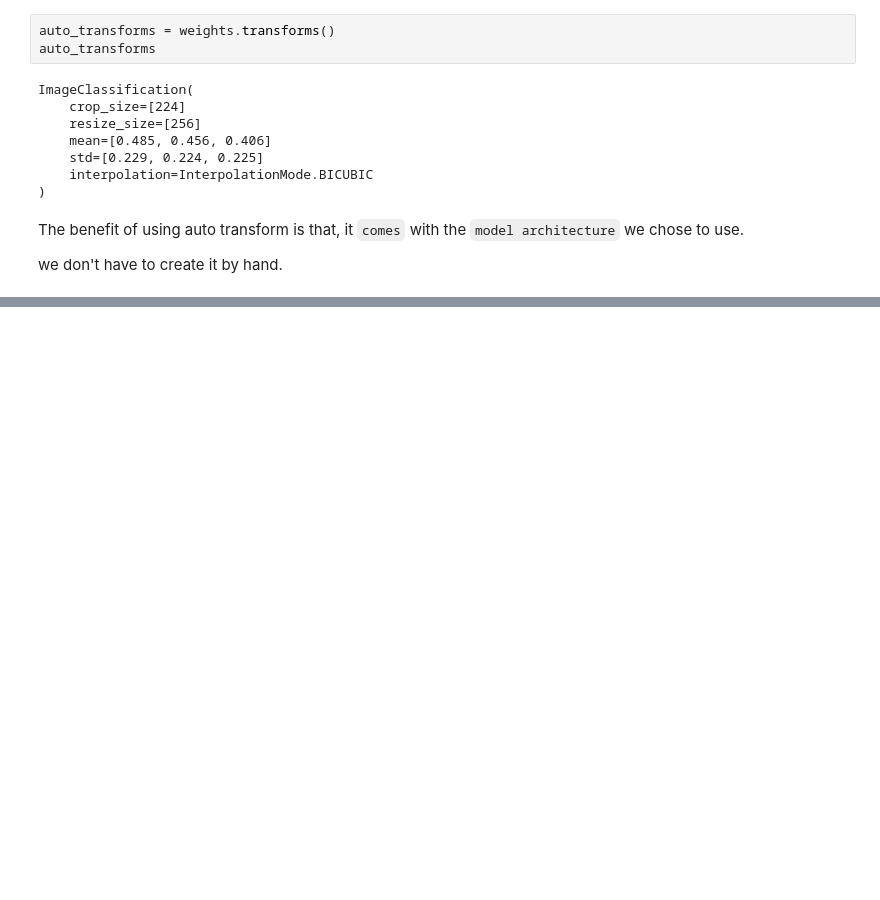
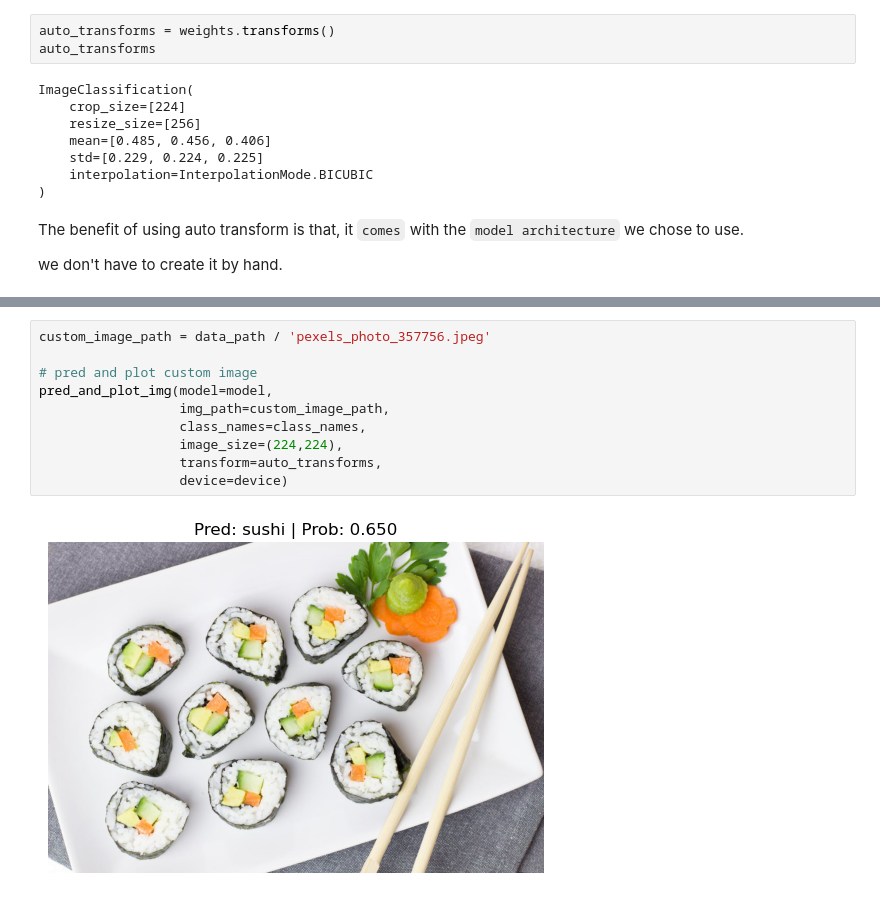
Before and after one commit to maheshsunuwar/deep-learning-pytorch, a Jupyter notebook: 06. PyTorch Transfer Learning/06_pytorch_transfer_learning.ipynb, the cells around one changed output, grey strips where cells are left out. Saved outputs shown, nothing was run; the diff lists cells and outputs as text; blank space fills up the shorter version.

```diff
--- a/06. PyTorch Transfer Learning/06_pytorch_transfer_learning.ipynb
+++ b/06. PyTorch Transfer Learning/06_pytorch_transfer_learning.ipynb
@@ -197,0 +615,12 @@ we don't have to create it by hand.
+# %%
+custom_image_path = data_path / 'pexels_photo_357756.jpeg'
+
+# pred and plot custom image
+pred_and_plot_img(model=model,
+                  img_path=custom_image_path,
+                  class_names=class_names,
+                  image_size=(224,224),
+                  transform=auto_transforms,
+                  device=device)
+# %% [output]
+[figure, added]
```
Also changed, not shown: parts of 39 cells of this notebook, 16 other files.
